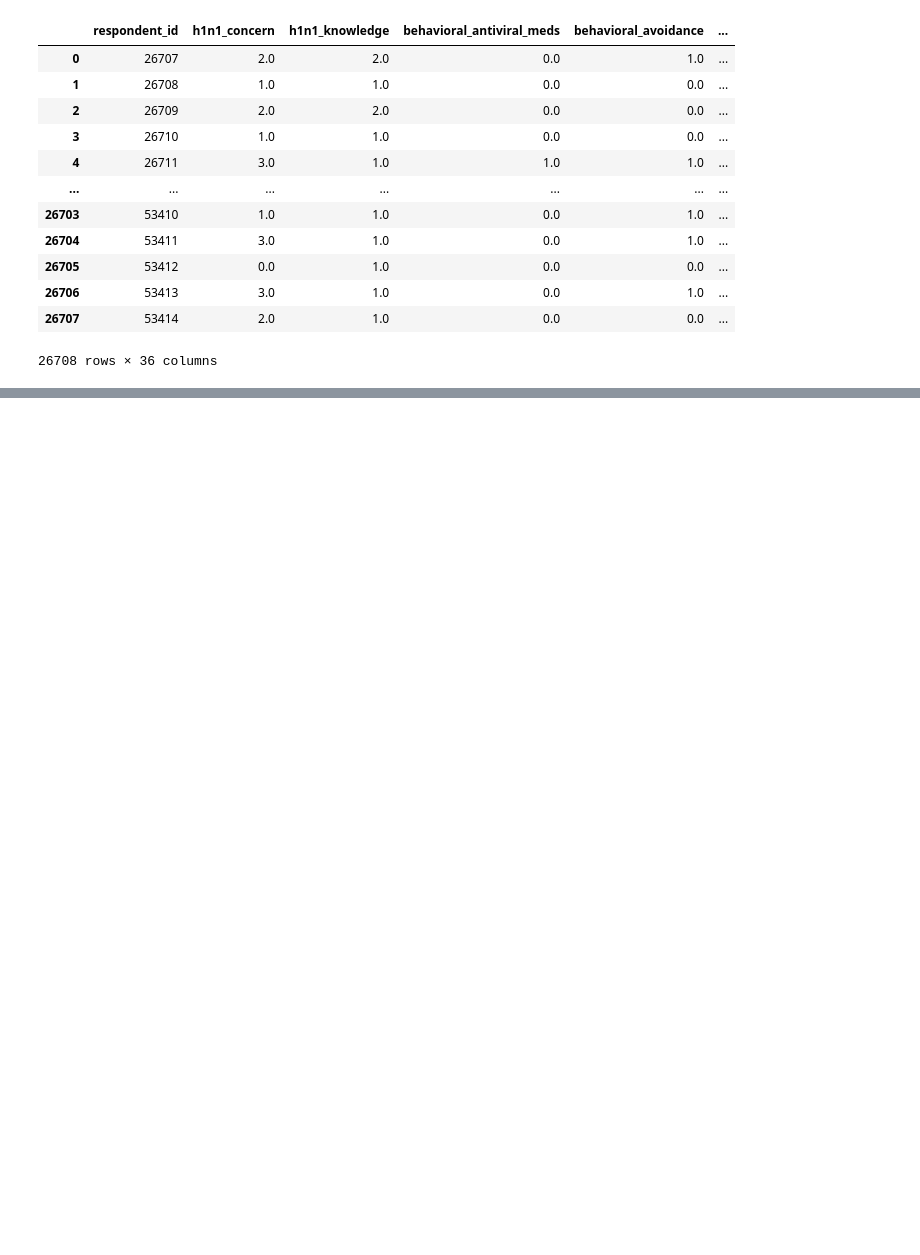
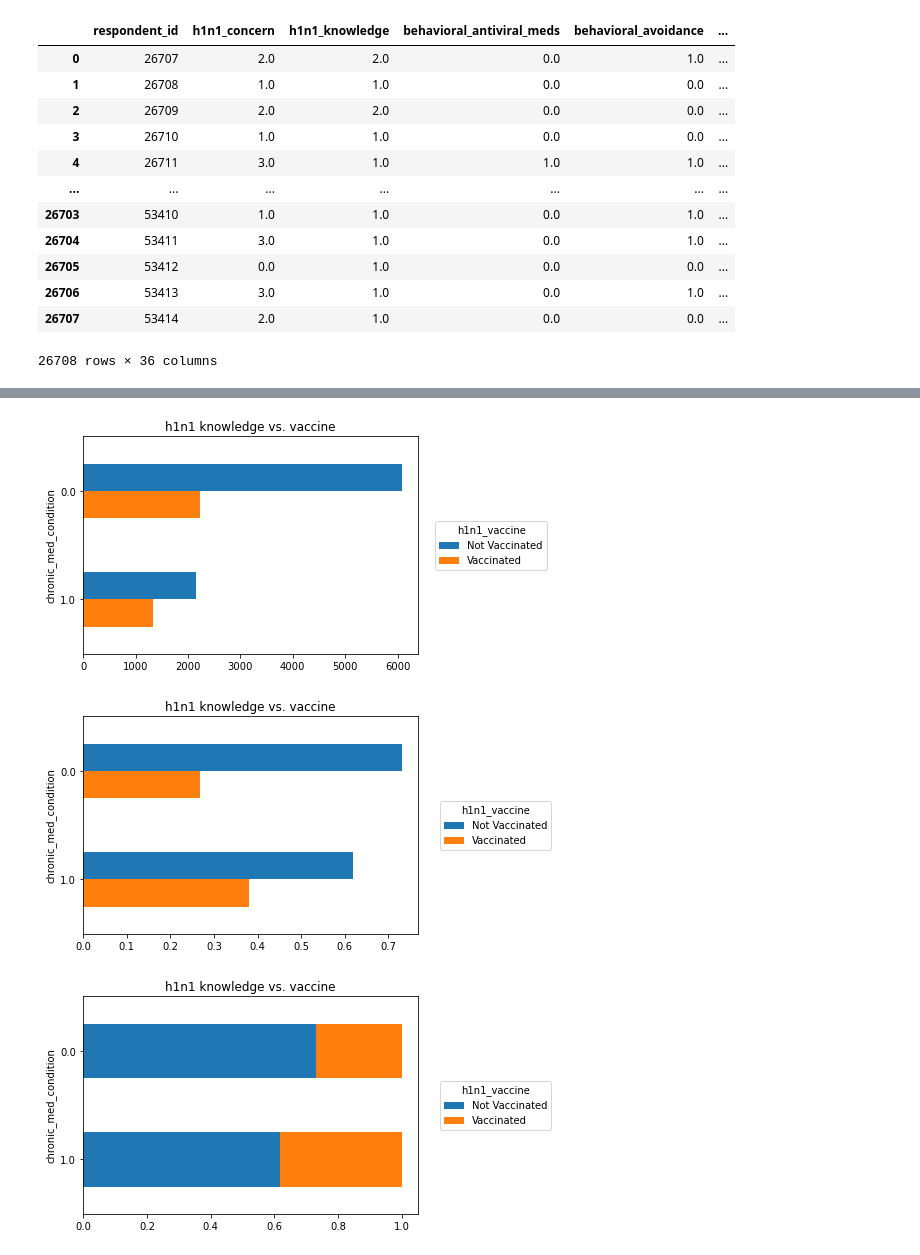
Before and after one commit to mahumabid/H1N1-vaccination-campaign, a Jupyter notebook: virus3.nb.ipynb, the cells around one changed output, grey strips where cells are left out. Drawn from its saved outputs; the diff is of its cells as text; code cells hidden in the pictures; blank space fills up the shorter version.

```diff
--- a/virus3.nb.ipynb
+++ b/virus3.nb.ipynb
@@ -42,0 +184,5 @@ df
+# %%
+# Merge the df and target dataframes together to creat merged_df
+merged_df = df2.merge(target, on='respondent_id')
+# Check the new dataframe
+merged_df.head()
@@ -42,0 +281,5 @@ df
+# %%
+# Dropping employment_industry, employment_occupation, and hss_geo_region.
+
+merged_df = merged_df.drop(columns=['employment_occupation', 'employment_industry', 'hhs_geo_region'])
+merged_df.head()
@@ -42,0 +320,4 @@ df
+# %%
+# Dropping missing values from 'health_insurance'.
+merged_df = merged_df.dropna(subset=['health_insurance'])
+merged_df.info()
@@ -42,0 +342,3 @@ df
+# %%
+# Dropping remaining missing data in the dataframe.
+merged_df = merged_df.dropna()
@@ -42,0 +420,40 @@ df
+# %%
+# This shows chronic medical condition VS h1n1 vaccine.
+counts = (merged_df[['chronic_med_condition', 'h1n1_vaccine']]
+              .groupby(['chronic_med_condition', 'h1n1_vaccine'])
+              .size()
+              .unstack('h1n1_vaccine')
+         )
+counts
+ax = counts.plot.barh()
+ax.invert_yaxis()
+ax.legend(['Not Vaccinated','Vaccinated'],
+    loc='center right',
+    bbox_to_anchor=(1.4, 0.5),
+    title='h1n1_vaccine')
+ax.set_title('h1n1 knowledge vs. vaccine')
+
+h1n1_knowledge_counts = counts.sum(axis='columns')
+h1n1_knowledge_counts
+fbar = counts.div(h1n1_knowledge_counts, axis='index')
+fbar
+ax = fbar.plot.barh()
+ax.invert_yaxis()
+ax.legend(['Not Vaccinated','Vaccinated'],
+    loc='center left',
+    bbox_to_anchor=(1.05, 0.5),
+    title='h1n1_vaccine'
+)
+ax.set_title('h1n1 knowledge vs. vaccine')
+ax = fbar.plot.barh(stacked=True)
+ax.invert_yaxis()
+ax.legend(['Not Vaccinated','Vaccinated'],
+    loc='center left',
+    bbox_to_anchor=(1.05, 0.5),
+    title='h1n1_vaccine'
+)
+ax.set_title('h1n1 knowledge vs. vaccine');
+# %% [output]
+[figure, added]
+[figure, added]
+[figure, added]
```
Also changed, not shown: parts of 35 cells of this notebook.
